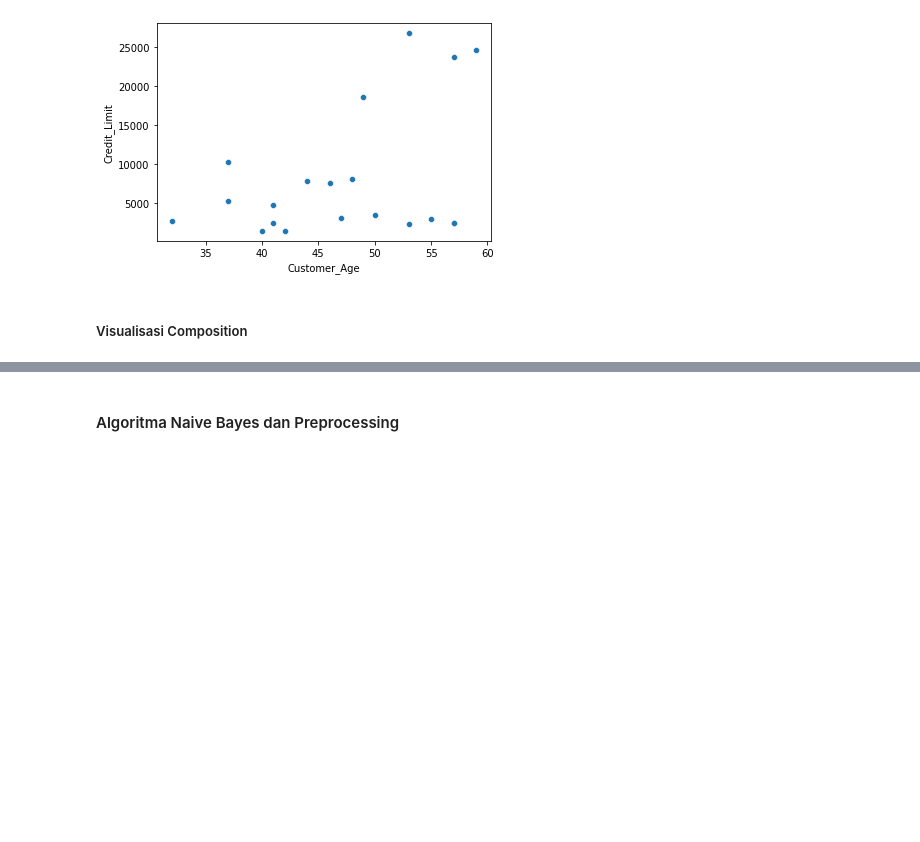
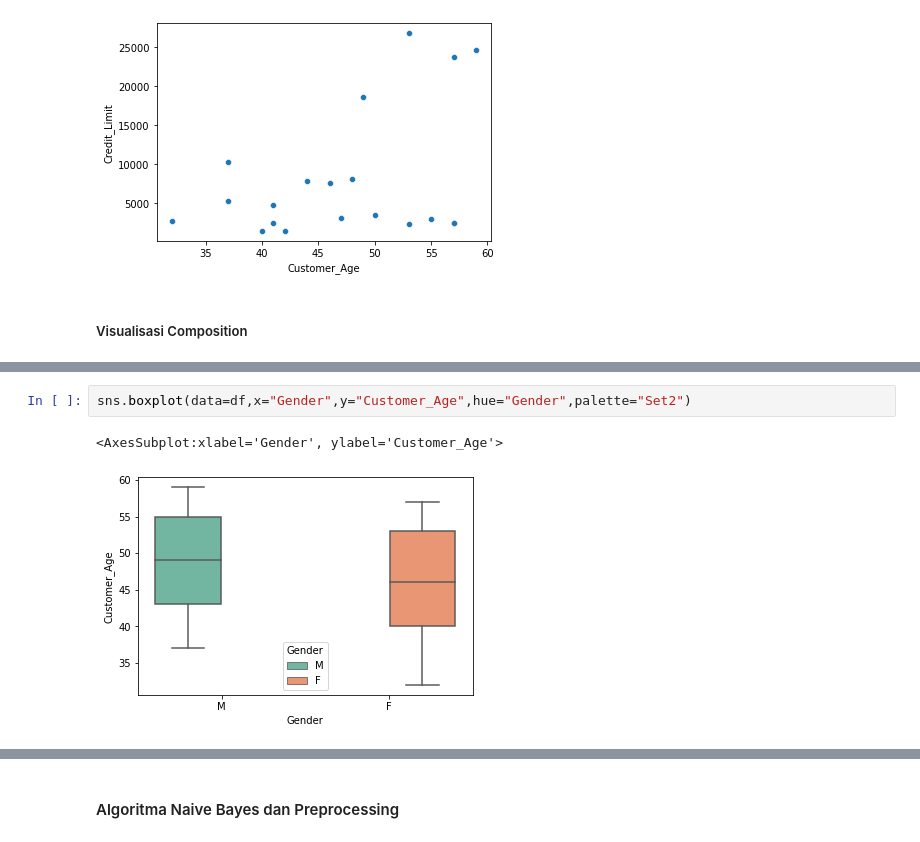
Before and after one commit to kevinsanjayaa/POSTTEST1-DATMIN-, a Jupyter notebook: B2_2109116082_Posttest1.ipynb, the cells around one changed output, grey strips where cells are left out. Cells and saved outputs as stored; diff of their text form; blank space fills up the shorter version.

```diff
--- a/B2_2109116082_Posttest1.ipynb
+++ b/B2_2109116082_Posttest1.ipynb
@@ -208,0 +223,5 @@ px.pie(df,names="Education_Level")
+# %%
+sns.boxplot(data=df,x="Gender",y="Customer_Age",hue="Gender",palette="Set2")
+# %% [output]
+<AxesSubplot:xlabel='Gender', ylabel='Customer_Age'>
+[figure, added]
```
Also changed, not shown: parts of 8 cells of this notebook.
